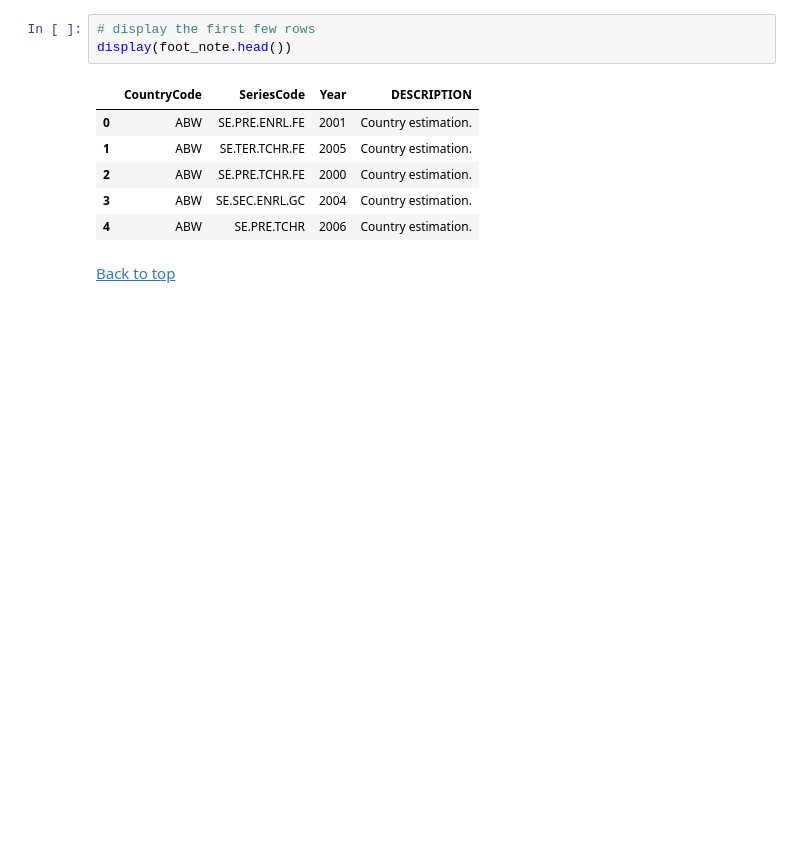
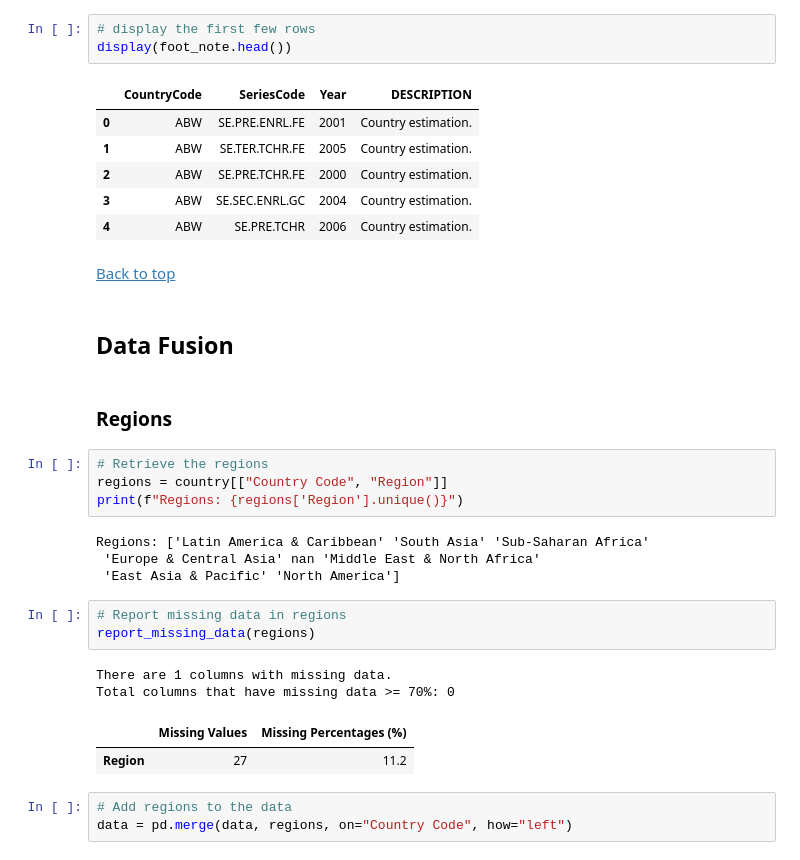
Before and after one commit to MasterCodeDevelop/academy, a Jupyter notebook: notebook.ipynb, the cells around one changed output. Saved outputs shown, nothing was run; the diff lists cells and outputs as text; blank space fills up the shorter version.

```diff
--- a/notebook.ipynb
+++ b/notebook.ipynb
@@ -1233,3 +1254,26 @@ display(foot_note.head())
 | 4 | ABW | SE.PRE.TCHR | 2006 | Country estimation. |
 # %% [markdown]
 [Back to top](#top)
+# %% [markdown]
+## Data Fusion <a id='data-fusion'></a>
+# %% [markdown]
+### Regions <a id='regions'></a>
+# %%
+# Retrieve the regions
+regions = country[["Country Code", "Region"]]
+print(f"Regions: {regions['Region'].unique()}")
+# %% [output]
+Regions: ['Latin America & Caribbean' 'South Asia' 'Sub-Saharan Africa'
+ 'Europe & Central Asia' nan 'Middle East & North Africa'
+ 'East Asia & Pacific' 'North America']
+# %%
+# Report missing data in regions
+report_missing_data(regions)
+# %% [output]
+There are 1 columns with missing data.
+Total columns that have missing data >= 70%: 0
+|  | Missing Values | Missing Percentages (%) |
+| Region | 27 | 11.2 |
+# %%
+# Add regions to the data
+data = pd.merge(data, regions, on="Country Code", how="left")
```
Also changed, not shown: parts of 4 cells of this notebook.
